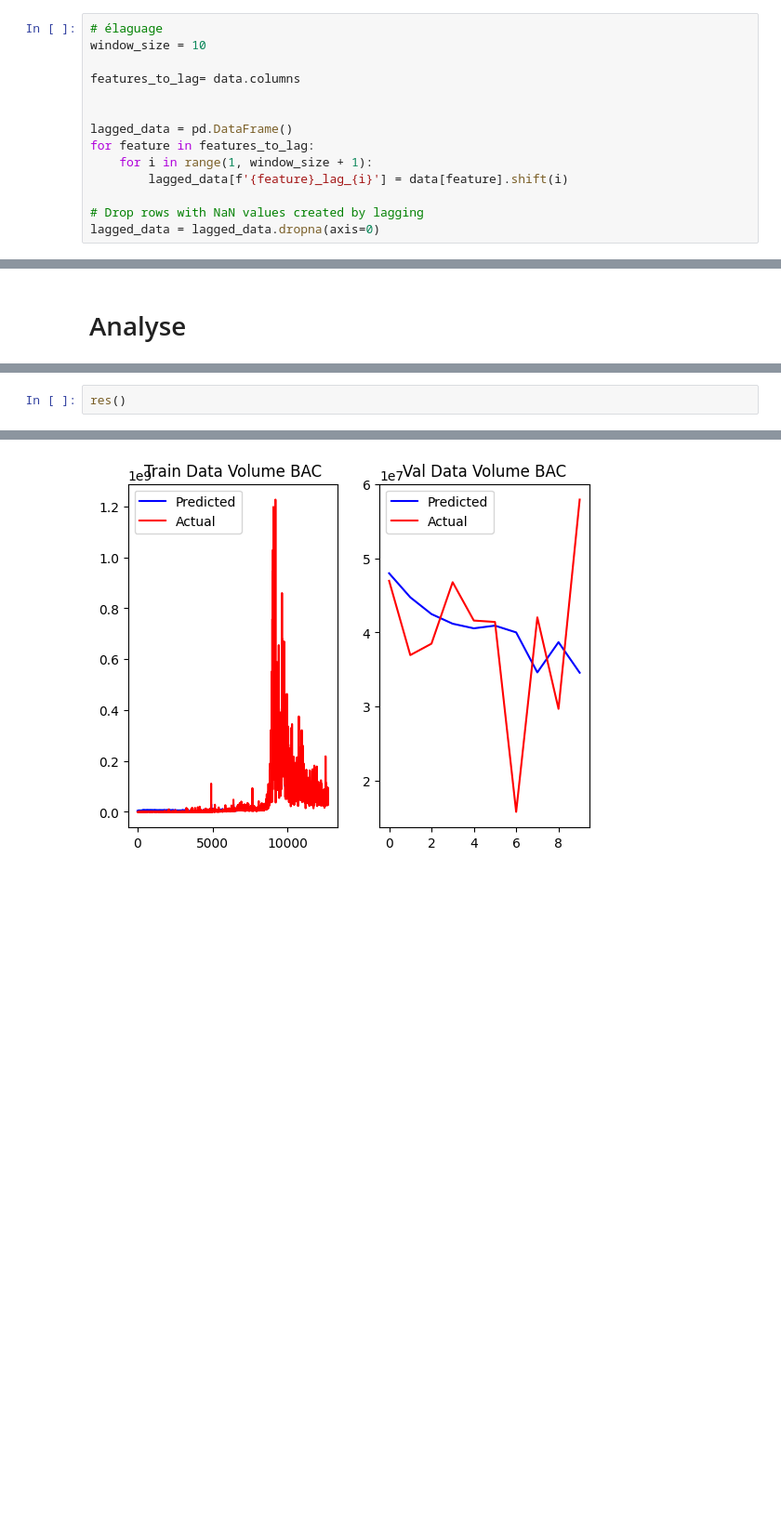
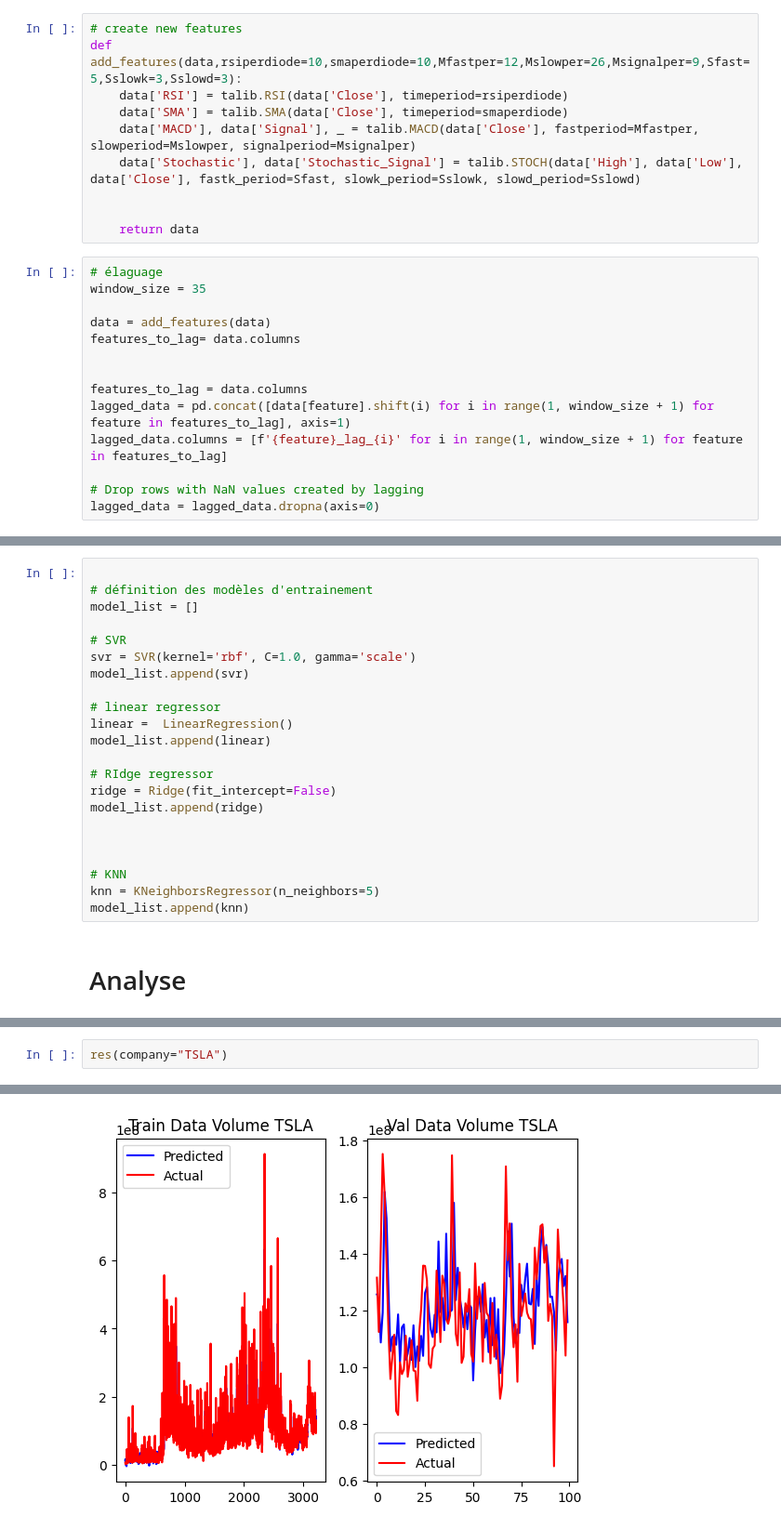
Before and after one commit to BenoitFaure/Projet_8INF867, a Jupyter notebook: predict_bourse.ipynb, the cells around one changed output, grey strips where cells are left out. Shown at 93% size. Cells and saved outputs as stored; diff of their text form; blank space fills up the shorter version.

```diff
--- a/predict_bourse.ipynb
+++ b/predict_bourse.ipynb
@@ -65,14 +47,24 @@ def add_features(data):
+# %%
+# create new features
+def add_features(data,rsiperdiode=10,smaperdiode=10,Mfastper=12,Mslowper=26,Msignalper=9,Sfast=5,Sslowk=3,Sslowd=3):
+    data['RSI'] = talib.RSI(data['Close'], timeperiod=rsiperdiode)
+    data['SMA'] = talib.SMA(data['Close'], timeperiod=smaperdiode)
+    data['MACD'], data['Signal'], _ = talib.MACD(data['Close'], fastperiod=Mfastper, slowperiod=Mslowper, signalperiod=Msignalper)
+    data['Stochastic'], data['Stochastic_Signal'] = talib.STOCH(data['High'], data['Low'], data['Close'], fastk_period=Sfast, slowk_period=Sslowk, slowd_period=Sslowd)
+
+
+    return data
 # %%
 # élaguage
-window_size = 10
+window_size = 35
 
+data = add_features(data)
 features_to_lag= data.columns
 
 
-lagged_data = pd.DataFrame()
-for feature in features_to_lag:
-    for i in range(1, window_size + 1):
-        lagged_data[f'{feature}_lag_{i}'] = data[feature].shift(i)
+features_to_lag = data.columns
+lagged_data = pd.concat([data[feature].shift(i) for i in range(1, window_size + 1) for feature in features_to_lag], axis=1)
+lagged_data.columns = [f'{feature}_lag_{i}' for i in range(1, window_size + 1) for feature in features_to_lag]
 
 # Drop rows with NaN values created by lagging
 lagged_data = lagged_data.dropna(axis=0)
@@ -159,4 +152,26 @@ def execute_pipeline(window_size,target="Close",company="BAC",nb_to_predict=10):
 
     return train_mae,train_mse,val_mae,val_mse
+# %%
+
+# définition des modèles d'entrainement
+model_list = []
+
+# SVR
+svr = SVR(kernel='rbf', C=1.0, gamma='scale')
+model_list.append(svr)
+
+# linear regressor
+linear =  LinearRegression()
+model_list.append(linear)
+
+# RIdge regressor
+ridge = Ridge(fit_intercept=False)
+model_list.append(ridge)
+
+
+
+# KNN
+knn = KNeighborsRegressor(n_neighbors=5)
+model_list.append(knn)
 # %% [markdown]
 # Analyse
@@ -237,3 +452,3 @@ def res():
 # %%
-res()
+res(company="TSLA")
 # %% [output]
@@ -257,2 +472,2 @@ Validation: mae :8389969.11316608 , mse:137675379893551.55
-[figure, old version]
+[figure, new version]
 # %%
```
Also changed, not shown: parts of 41 cells of this notebook, 1 other file.
